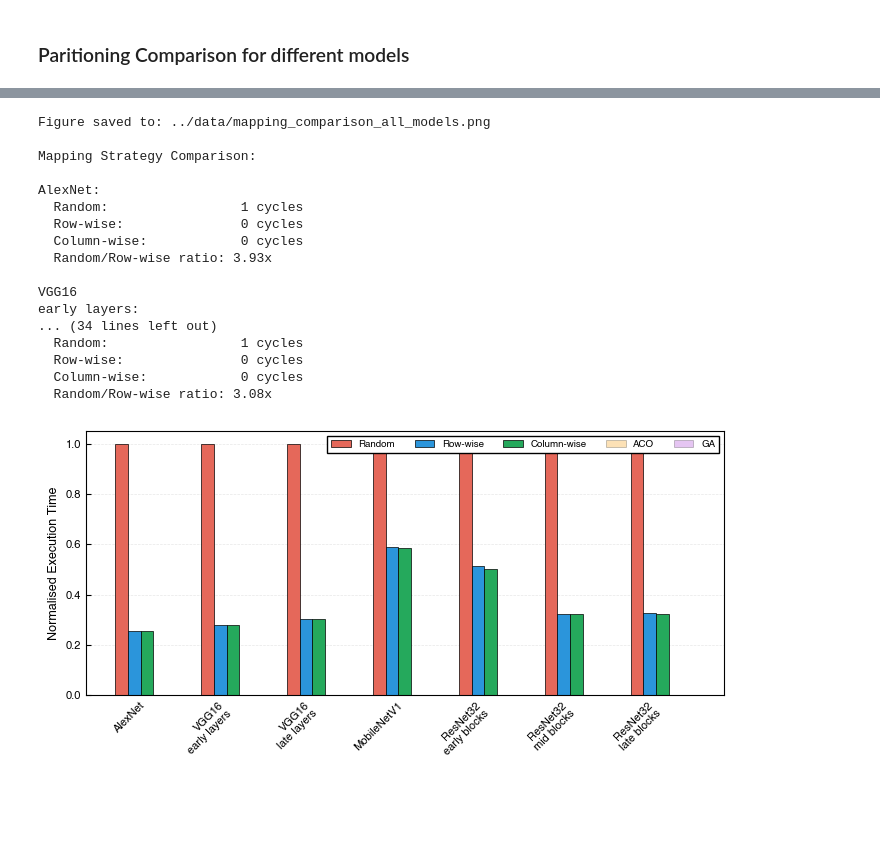
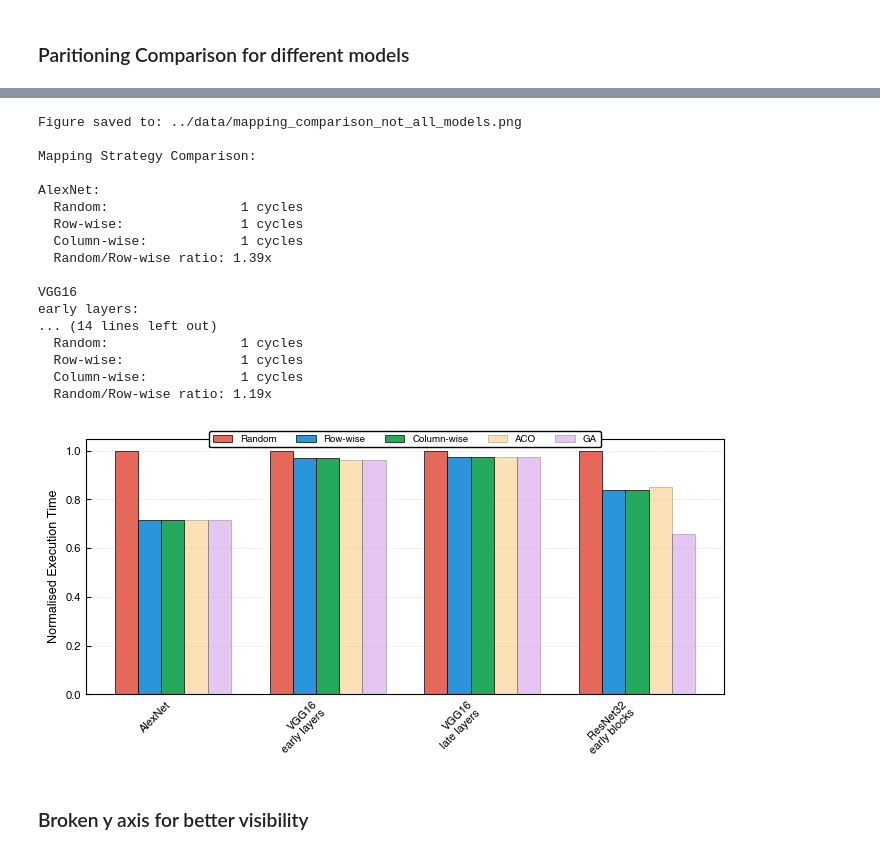
Before and after one commit to jjastrz14/ReNOS, a Jupyter notebook: notebooks/Model_comparison.ipynb, the cells around one changed output, grey strips where cells are left out. Drawn from its saved outputs; the diff is of its cells as text; code cells hidden in the pictures; blank space fills up the shorter version.

```diff
--- a/notebooks/Model_comparison.ipynb
+++ b/notebooks/Model_comparison.ipynb
@@ -42,7 +44,6 @@ For each model:
 import glob
 
 # Directory containing the CSV files
-data_dir = '../data/mapping_comparison'
 
 # Find all unique model names
 mapping_files = glob.glob(f'{data_dir}/mapping_comparison_*.csv')
@@ -75,7 +76,8 @@ for model_name in model_names:
 
         # Average the random mapping results
         # Group by all columns except result_analytical and analytical_time
-        group_cols = ['mapping_strategy', 'num_partitions', 'parts_per_layer', 'total_tasks', 'partitioner_config']
+        #mapping_strategy,num_partitions,parts_per_layer,total_tasks,result_analytical,analytical_time,partitioner_config,result_booksim,booksim_time,percentage_diff,time_gain
+        group_cols = ['mapping_strategy', 'num_partitions', 'parts_per_layer', 'total_tasks', 'result_analytical', 'analytical_time', 'partitioner_config', 'result_booksim', 'booksim_time', 'percentage_diff', 'time_gain']
         df_random_avg = df_random.groupby(group_cols, as_index=False).agg({
             'result_analytical': 'mean',
             'analytical_time': 'mean'
@@ -259,8 +420,8 @@ def plot_mapping_comparison_ieee(model_dataframes, figsize=(7.0, 3.5), use_norm
     # Map internal names to display names
     name_mapping = {
         'AlexNet': 'AlexNet',
-        'VGG16_early': 'VGG16\nearly layers',
-        'VGG16_late': 'VGG16\nlate layers',
+        'VGG_16_early': 'VGG16\nearly layers',
+        'VGG_16_late': 'VGG16\nlate layers',
         'MobileNetv1': 'MobileNetV1',
         'ResNet32_early': 'ResNet32\nearly blocks',
         'ResNet32_mid': 'ResNet32\nmid blocks',
@@ -268,14 +429,19 @@ def plot_mapping_comparison_ieee(model_dataframes, figsize=(7.0, 3.5), use_norm
     }
 
     # Order of models for display
-    model_order = ['AlexNet', 'VGG16_early', 'VGG16_late', 'MobileNetv1',
-                   'ResNet32_early', 'ResNet32_mid', 'ResNet32_late']
+    #model_order = ['AlexNet', 'VGG_16_early', 'VGG_16_late', 'MobileNetv1',
+    #               'ResNet32_early', 'ResNet32_mid', 'ResNet32_late']
+
+    model_order = ['AlexNet', 'VGG_16_early', 'VGG_16_late',
+                   'ResNet32_early']
 
     # Prepare data for plotting
     models_display = []
     random_values = []
     rowwise_values = []
     colwise_values = []
+    aco_values = []
+    ga_values = []
 
     for model_key in model_order:
         if model_key in model_dataframes:
@@ -287,15 +453,21 @@ def plot_mapping_comparison_ieee(model_dataframes, figsize=(7.0, 3.5), use_norm
                 random_val = df[df['mapping_strategy'] == 'random']['result_normalized'].values
                 rowwise_val = df[df['mapping_strategy'] == 'row_wise']['result_normalized'].values
                 colwise_val = df[df['mapping_strategy'] == 'column_wise']['result_normalized'].values
+                aco_val = df[df['mapping_strategy'] == 'ACO']['result_normalized'].values
+                ga_val = df[df['mapping_strategy'] == 'GA']['result_normalized'].values
             else:
                 # Extract latency for each strategy
                 random_val = df[df['mapping_strategy'] == 'random']['result_analytical'].values
                 rowwise_val = df[df['mapping_strategy'] == 'row_wise']['result_analytical'].values
                 colwise_val = df[df['mapping_strategy'] == 'column_wise']['result_analytical'].values
+                aco_val = df[df['mapping_strategy'] == 'ACO']['result_analytical'].values
+                ga_val = df[df['mapping_strategy'] == 'GA']['result_analytical'].values
 
             random_values.append(random_val[0] if len(random_val) > 0 else 0)
             rowwise_values.append(rowwise_val[0] if len(rowwise_val) > 0 else 0)
             colwise_values.append(colwise_val[0] if len(colwise_val) > 0 else 0)
+            aco_values.append(aco_val[0] if len(aco_val) > 0 else 0)
+            ga_values.append(ga_val[0] if len(ga_val) > 0 else 0)
 
     # Create figure
     fig, ax = plt.subplots(figsize=figsize, dpi=100)
@@ -325,11 +497,11 @@ def plot_mapping_comparison_ieee(model_dataframes, figsize=(7.0, 3.5), use_norm
                    edgecolor='black', linewidth=0.5, zorder=2)
 
     # Placeholder bars for ACO and GA (empty for now)
-    bars4 = ax.bar(x_positions + bar_width, [0]*len(models_display),
+    bars4 = ax.bar(x_positions + bar_width, aco_values,
                    width=bar_width, color=color_aco, label='ACO',
                    edgecolor='black', linewidth=0.5, zorder=2, alpha=0.3)
 
-    bars5 = ax.bar(x_positions + 2*bar_width, [0]*len(models_display),
+    bars5 = ax.bar(x_positions + 2*bar_width, ga_values,
                    width=bar_width, color=color_ga, label='GA',
                    edgecolor='black', linewidth=0.5, zorder=2, alpha=0.3)
 
@@ -356,8 +528,11 @@ def plot_mapping_comparison_ieee(model_dataframes, figsize=(7.0, 3.5), use_norm
     ax.tick_params(top=False, right=False)
 
     # Add legend - fully opaque
-    ax.legend(loc='best', frameon=True, framealpha=1.0,
-              edgecolor='black', fancybox=False, facecolor='white', ncol=5)
+    ax.legend(loc='upper center', frameon=True, framealpha=1.0,
+              edgecolor='black', fancybox=True, facecolor='white', ncol=5,
+              bbox_to_anchor=(0.5, 1.05),
+              shadow=False
+            )
 
     # Tight layout
     plt.tight_layout()
@@ -381,30 +556,32 @@ def plot_mapping_comparison_ieee(model_dataframes, figsize=(7.0, 3.5), use_norm
 # %%
 # Generate the mapping comparison plot
 fig, ax = plot_mapping_comparison_ieee(
     model_dataframes=model_dataframes_normalised,
     figsize=(7.0, 3.5),
     use_norm=True,
-    save_path='../data/mapping_comparison_all_models.png',
+    save_path='../data/mapping_comparison_not_all_models.png',
     dpi=800
 )
 
 plt.show()
 # %% [output]
-Figure saved to: ../data/mapping_comparison_all_models.png
+Figure saved to: ../data/mapping_comparison_not_all_models.png
 
 Mapping Strategy Comparison:
 
 AlexNet:
   Random:                 1 cycles
-  Row-wise:               0 cycles
-  Column-wise:            0 cycles
-  Random/Row-wise ratio: 3.93x
+  Row-wise:               1 cycles
+  Column-wise:            1 cycles
+  Random/Row-wise ratio: 1.39x
 
 VGG16
 early layers:
-... (34 lines left out)
+... (14 lines left out)
   Random:                 1 cycles
-  Row-wise:               0 cycles
-  Column-wise:            0 cycles
-  Random/Row-wise ratio: 3.08x
+  Row-wise:               1 cycles
+  Column-wise:            1 cycles
+  Random/Row-wise ratio: 1.19x
-[figure, old version]
+[figure, new version]
+# %% [markdown]
+### Broken y axis for better visibility
```
Also changed, not shown: parts of 11 cells of this notebook, 7 other files.
